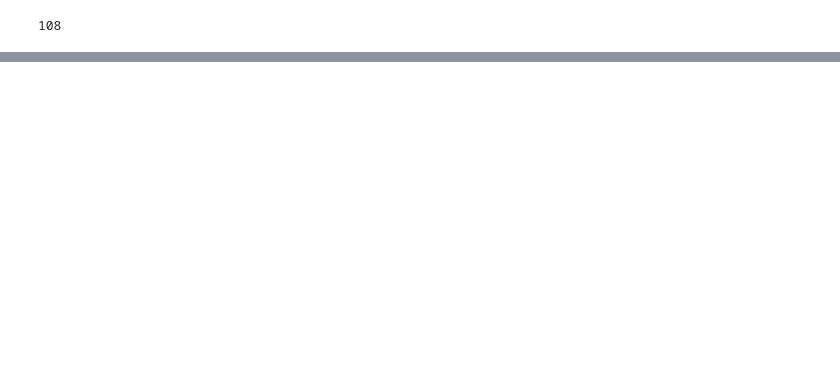
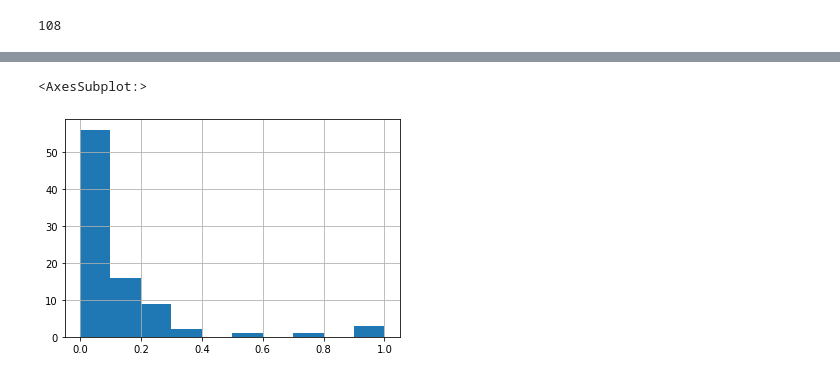
Before and after one commit to YIMBYdata/housing-elements, a Jupyter notebook: Final results.ipynb, the cells around one changed output, grey strips where cells are left out. Drawn from its saved outputs; the diff is of its cells as text; code cells hidden in the pictures; blank space fills up the shorter version.

```diff
--- a/Final results.ipynb
+++ b/Final results.ipynb
@@ -193,0 +173,4 @@ results_geo_df
+# %%
+%%time
+with HiddenPrints():
+    results_both_df = pd.DataFrame([get_results_for_city(city, match_by='both') for city in cities])
@@ -193,0 +196,5 @@ results_geo_df
+# %%
+results_both_df['P(dev) for nonvacant sites'].hist()
+# %% [output]
+<AxesSubplot:>
+[figure, added]
```
Also changed, not shown: parts of 54 cells of this notebook, 2 other files.
